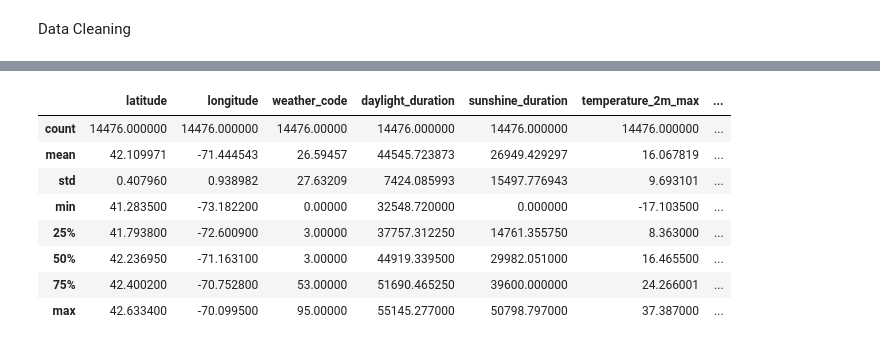
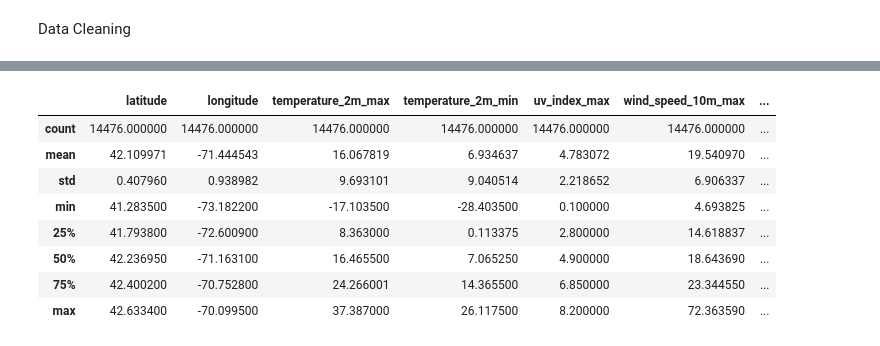
Before and after one commit to Rohit-hooda/DS5110-Final-Project, a Jupyter notebook: Pre-processing/data-analysis.ipynb, the cells around one changed output, grey strips where cells are left out. Drawn from its saved outputs; the diff is of its cells as text; code cells hidden in the pictures.

```diff
--- a/Pre-processing/data-analysis.ipynb
+++ b/Pre-processing/data-analysis.ipynb
@@ -47,14 +46,9 @@ raw_df.head()
 # %% [markdown]
 Data Cleaning
 # %%
-
 filter_columns = ['date', 'county', 'latitude', 'longitude',
-                  'weather_code',
-                  'daylight_duration', 'sunshine_duration',
                   'temperature_2m_max', 'temperature_2m_min',
-                  'uv_index_max',
-                  'precipitation_probability_max',
-       'aqi']
+                  'uv_index_max', 'wind_speed_10m_max', 'wind_gusts_10m_max','aqi', 'daylight_duration', 'sunshine_duration', 'weather_code']
 raw_df_filtered = raw_df[filter_columns]
-raw_df_filtered.head()
+raw_df_filtered
 # %% [output]
@@ -99,32 +100,32 @@ dtype: int64
 # %%
 # Outliers
 
 min_values = {
-    'sunshine_duration': 0.0, 'uv_index_max': 0.1, 'precipitation_probability_max': 0.0, 'aqi': 1.0
+    'uv_index_max': 0.1, 'aqi': 1.0
     }
 
 for col in min_values.keys():
     min = raw_df_summary.loc['min', col]
     q1 = raw_df_summary.loc['25%', col]
     q3 = raw_df_summary.loc['75%', col]
     max = raw_df_summary.loc['max', col]
     IQR = q3-q1
 
     for i in range(len(raw_df_filtered)):
         val =  raw_df_filtered[col][i]
         if (val<(q1-1.5*IQR )):
             raw_df_filtered.loc[i, col] = min_values[col]
         elif (val>(q3+1.5*IQR )):
             raw_df_filtered.loc[i, col] = (q3+1.5*IQR )
 
 raw_df_filtered.describe()
 # %% [output]
-|  | latitude | longitude | weather_code | daylight_duration | sunshine_duration | temperature_2m_max | ... |
-| count | 14476.000000 | 14476.000000 | 14476.00000 | 14476.000000 | 14476.000000 | 14476.000000 | ... |
-| mean | 42.109971 | -71.444543 | 26.59457 | 44545.723873 | 26949.429297 | 16.067819 | ... |
-| std | 0.407960 | 0.938982 | 27.63209 | 7424.085993 | 15497.776943 | 9.693101 | ... |
-| min | 41.283500 | -73.182200 | 0.00000 | 32548.720000 | 0.000000 | -17.103500 | ... |
-| 25% | 41.793800 | -72.600900 | 3.00000 | 37757.312250 | 14761.355750 | 8.363000 | ... |
-| 50% | 42.236950 | -71.163100 | 3.00000 | 44919.339500 | 29982.051000 | 16.465500 | ... |
-| 75% | 42.400200 | -70.752800 | 53.00000 | 51690.465250 | 39600.000000 | 24.266001 | ... |
-| max | 42.633400 | -70.099500 | 95.00000 | 55145.277000 | 50798.797000 | 37.387000 | ... |
+|  | latitude | longitude | temperature_2m_max | temperature_2m_min | uv_index_max | wind_speed_10m_max | ... |
+| count | 14476.000000 | 14476.000000 | 14476.000000 | 14476.000000 | 14476.000000 | 14476.000000 | ... |
+| mean | 42.109971 | -71.444543 | 16.067819 | 6.934637 | 4.783072 | 19.540970 | ... |
+| std | 0.407960 | 0.938982 | 9.693101 | 9.040514 | 2.218652 | 6.906337 | ... |
+| min | 41.283500 | -73.182200 | -17.103500 | -28.403500 | 0.100000 | 4.693825 | ... |
+| 25% | 41.793800 | -72.600900 | 8.363000 | 0.113375 | 2.800000 | 14.618837 | ... |
+| 50% | 42.236950 | -71.163100 | 16.465500 | 7.065250 | 4.900000 | 18.643690 | ... |
+| 75% | 42.400200 | -70.752800 | 24.266001 | 14.365500 | 6.850000 | 23.344550 | ... |
+| max | 42.633400 | -70.099500 | 37.387000 | 26.117500 | 8.200000 | 72.363590 | ... |
```
Also changed, not shown: parts of 14 cells of this notebook, 11 other files.
